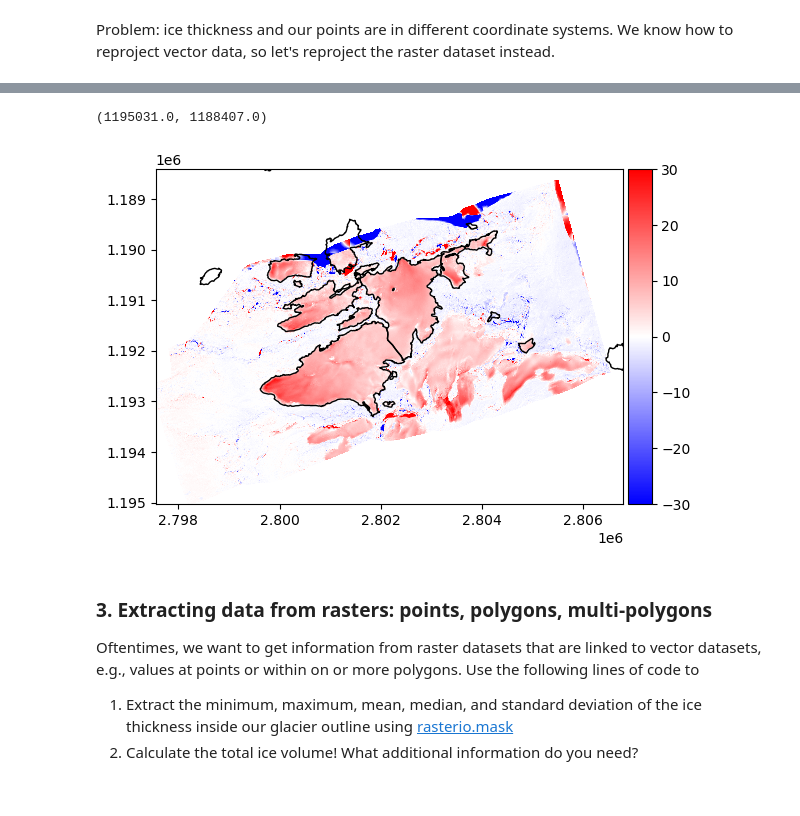
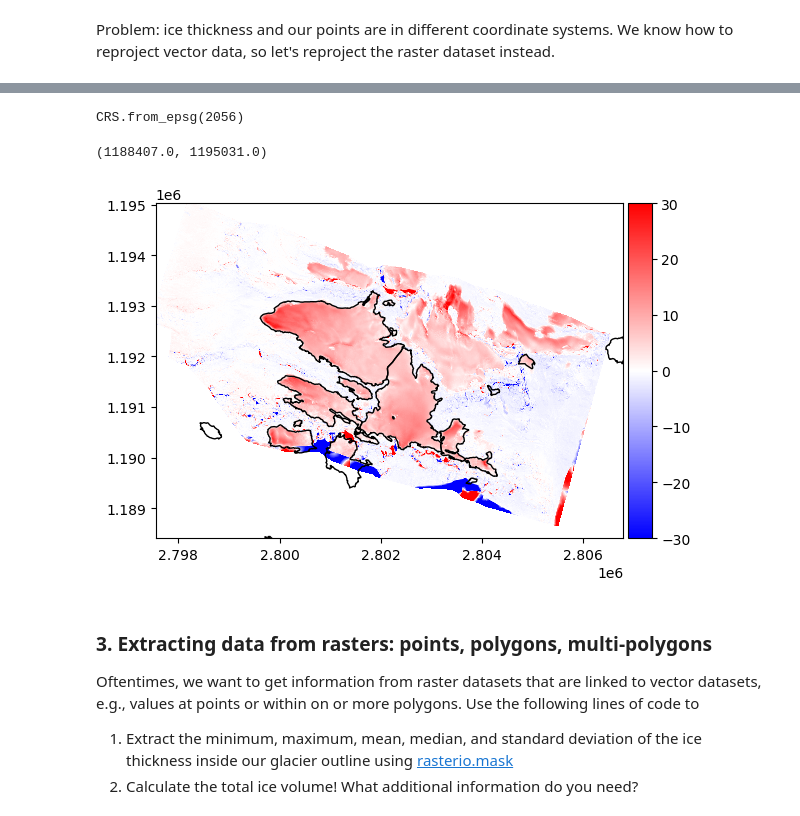
Before and after one commit to mauro3/CORDS, a Jupyter notebook: Workshop-Geodata-Processing/Working-with-raster-data-solutions.ipynb, the cells around one changed output, grey strips where cells are left out. Drawn from its saved outputs; the diff is of its cells as text; code cells hidden in the pictures.

```diff
--- a/Workshop-Geodata-Processing/Working-with-raster-data-solutions.ipynb
+++ b/Workshop-Geodata-Processing/Working-with-raster-data-solutions.ipynb
@@ -111,7 +95,7 @@ xdem is designed to work with elevation data, but it can also be used for other
 4) Create a plot that shows the ice thickness over the hillshade, including the glacier outline and a colorbar for the ice thickness!
 5) Already done? Load a second DEM and create and plot a difference map, showing the glacier outlines as well.
 # %%
-dem = xdem.DEM('./data/DEMs/Silvretta-2020-2m.tif') #load the dataset
+dem = xdem.DEM('./data/DEMs/2020_silvretta.tif') #load the dataset
 # %%
 # Plot the dataset
 dem.plot() #notice how it already knows where it is in the world
@@ -165,7 +149,11 @@ Text(24.847222222222214, 0.5, 'Northing in m')
 # %%
 # loading a second DEM and differencing them
 # %%
-dem2014 = xdem.DEM('./data/DEMs/2014_SILVRETTA_DSM_1m_LV95_LN02_CIR_low_raw.tif')
+dem2014 = xdem.DEM('./data/DEMs/2014_silvretta.tif')
+# %%
+dem2014.crs
+# %% [output]
+CRS.from_epsg(2056)
 # %%
 dem2014_reproj = dem2014.reproject(dem)
 # %%
@@ -175,12 +163,12 @@ sgi = gpd.read_file('data/sgi_2016/SGI_2016_glaciers.shp')
 # %%
 f, ax = plt.subplots()
 diff.plot(ax=ax, cmap='bwr', vmin=-30, vmax=30)
 sgi.plot(ax=ax, facecolor='none')
 ax.set_xlim([dem2014_reproj.bounds.left, dem2014_reproj.bounds.right])
-ax.set_ylim([dem2014_reproj.bounds.top, dem2014_reproj.bounds.bottom])
+ax.set_ylim([dem2014_reproj.bounds.bottom, dem2014_reproj.bounds.top])
 # %% [output]
-(1195031.0, 1188407.0)
+(1188407.0, 1195031.0)
-[figure, old version]
+[figure, new version]
 # %% [markdown]
 ### 3. Extracting data from rasters: points, polygons, multi-polygons
 
```
Also changed, not shown: parts of 17 cells of this notebook.
